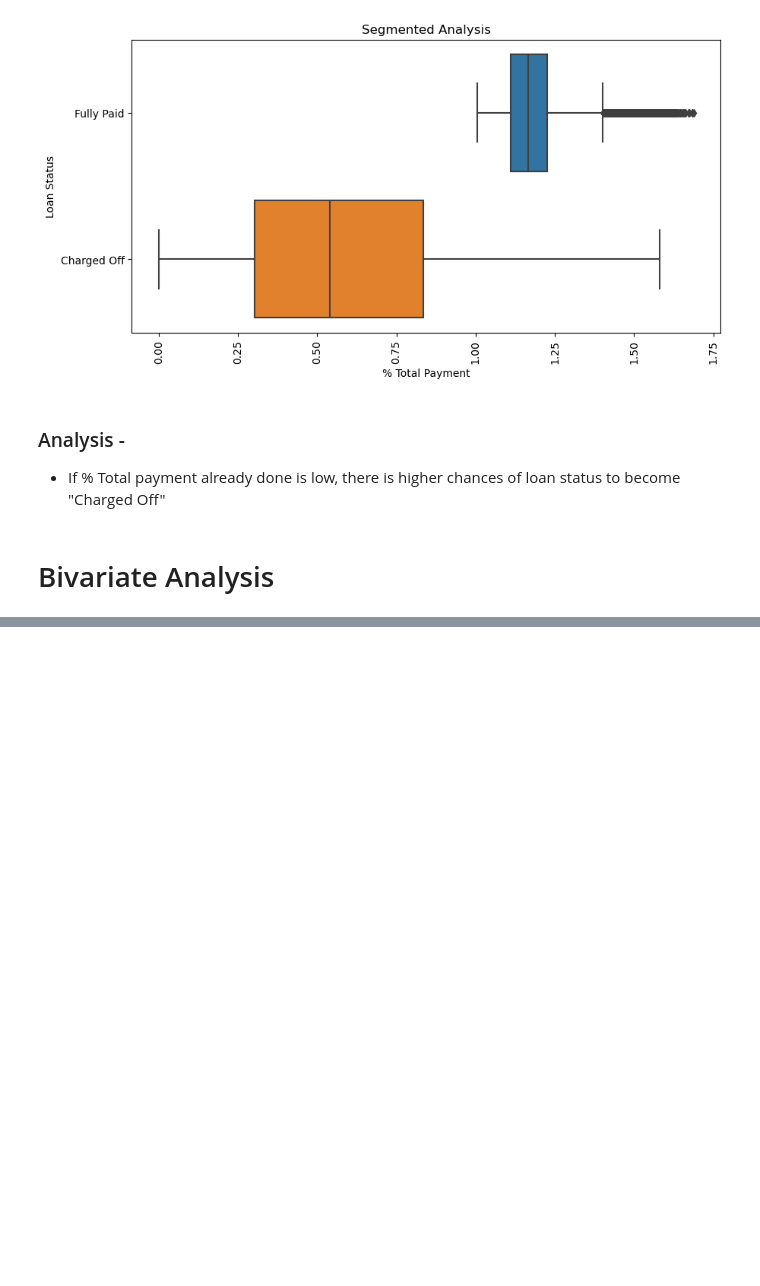
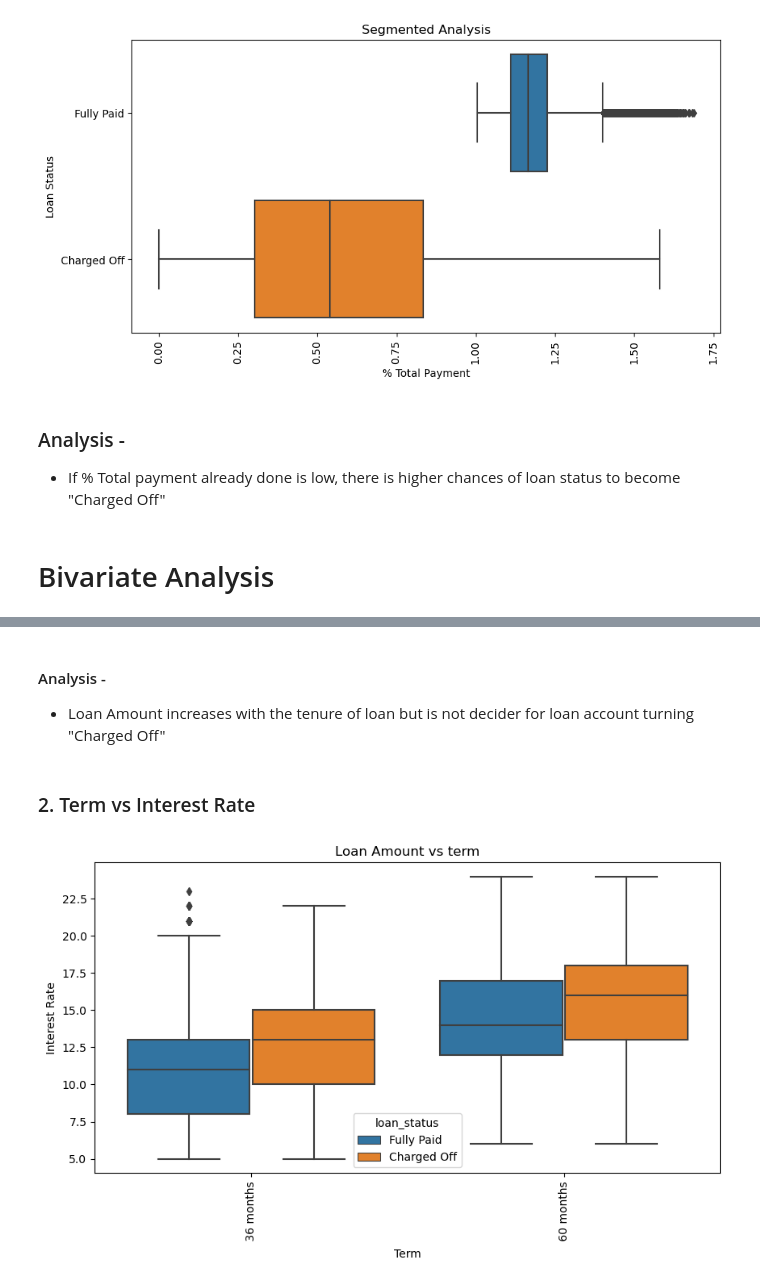
Before and after one commit to arijeetsaha/Lending_Club_Case_Study, a Jupyter notebook: Arijeet.ipynb, the cells around one changed output, grey strips where cells are left out. Cells and saved outputs as stored; diff of their text form; code cells hidden in the pictures; blank space fills up the shorter version.

```diff
--- a/Arijeet.ipynb
+++ b/Arijeet.ipynb
@@ -2222,0 +2139,12 @@ SyntaxError: keyword argument repeated: hue (3219085311.py, line 6)
+# %% [markdown]
+#### Analysis -
+
+- Loan Amount increases with the tenure of loan but is not decider for loan account turning "Charged Off"
+# %% [markdown]
+### 2. Term vs Interest Rate
+# %%
+# Term vs Loan Amount
+
+boxplot(df_clean, xlabel="Term", ylabel="Interest Rate", title="Loan Amount vs term" , xattr="term", yattr="int_rate_round", hue ='loan_status')
+# %% [output]
+[figure, added]
```
Also changed, not shown: parts of 63 cells of this notebook, 1 other file.
